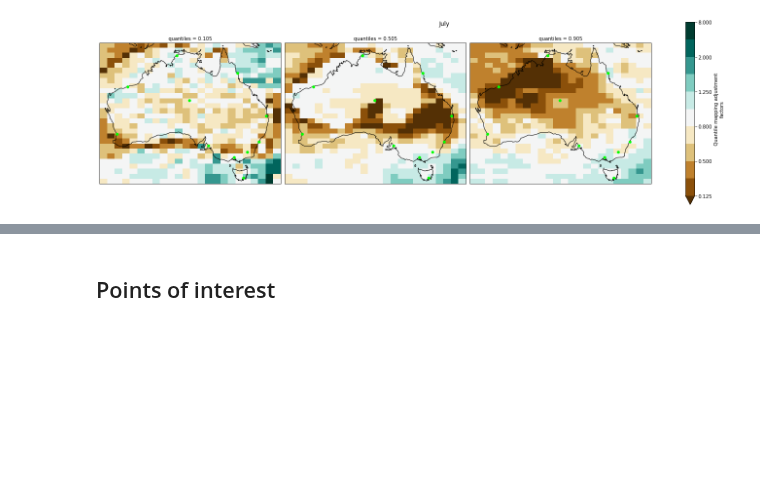
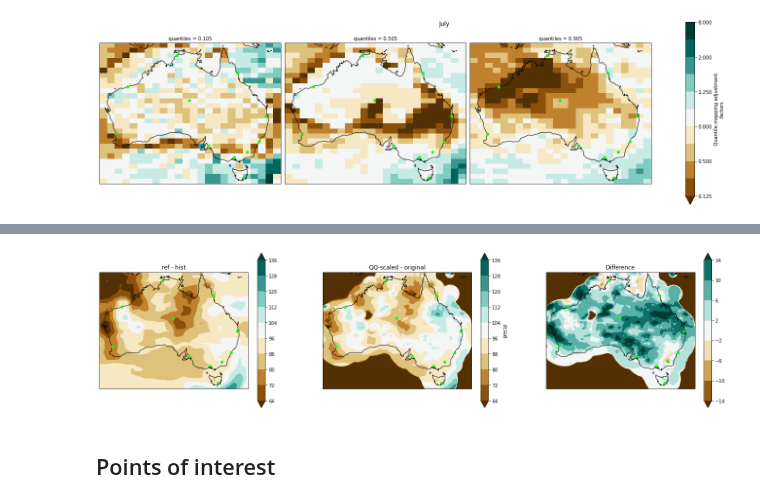
Before and after one commit to AusClimateService/qq-workflows, a Jupyter notebook: new_validation.ipynb, the cells around one changed output, grey strips where cells are left out. Cells and saved outputs as stored; diff of their text form; code cells hidden in the pictures; blank space fills up the shorter version.

```diff
--- a/new_validation.ipynb
+++ b/new_validation.ipynb
@@ -70,6 +75,9 @@ elif hist_var == 'tasmax':
     plot_config['af_levels'] = None
     plot_config['difference_levels'] = [0.6, 0.8, 1.0, 1.2, 1.4, 1.6, 1.8, 2.0, 2.2]
 elif hist_var == 'pr':
+    plot_config['pdf_xbounds'] = (5, 80)
+    plot_config['pdf_ybounds'] = (0, 0.02)
+    plot_config['q_xbounds'] = (80, 100)
     plot_config['regular_cmap'] = cmocean.cm.rain
     plot_config['diverging_cmap'] = 'BrBG'
     plot_config['general_levels'] = [0, 0.01, 1, 2, 3, 4, 5, 7.5, 10, 15, 20, 25, 30, 40, 50, 60]
@@ -187,11 +198,14 @@ ref_hist_mean_comparison, qq_obs_mean_comparison = validation.projection_spatial
 # %%
 validation.projection_spatial_plot(
     ref_hist_mean_comparison,
     qq_obs_mean_comparison,
     plot_config['diverging_cmap'],
-    plot_config['difference_levels'],
+    plot_config['pct_change_levels'],
+    plot_config['pct_diff_levels'],
     city_lat_lon=city_lat_lon,
 )
+# %% [output]
+[figure, added]
 # %% [markdown]
 ## Points of interest
 # %%
```
Also changed, not shown: parts of 4 cells of this notebook, 1 other file.
